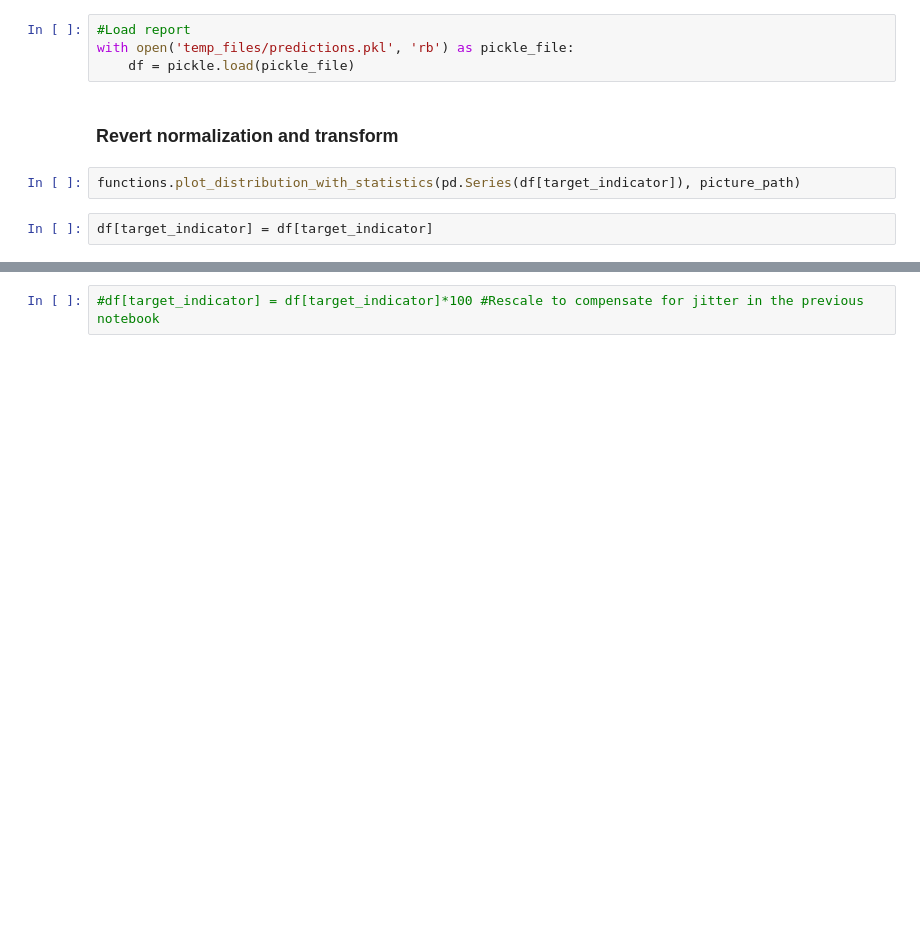
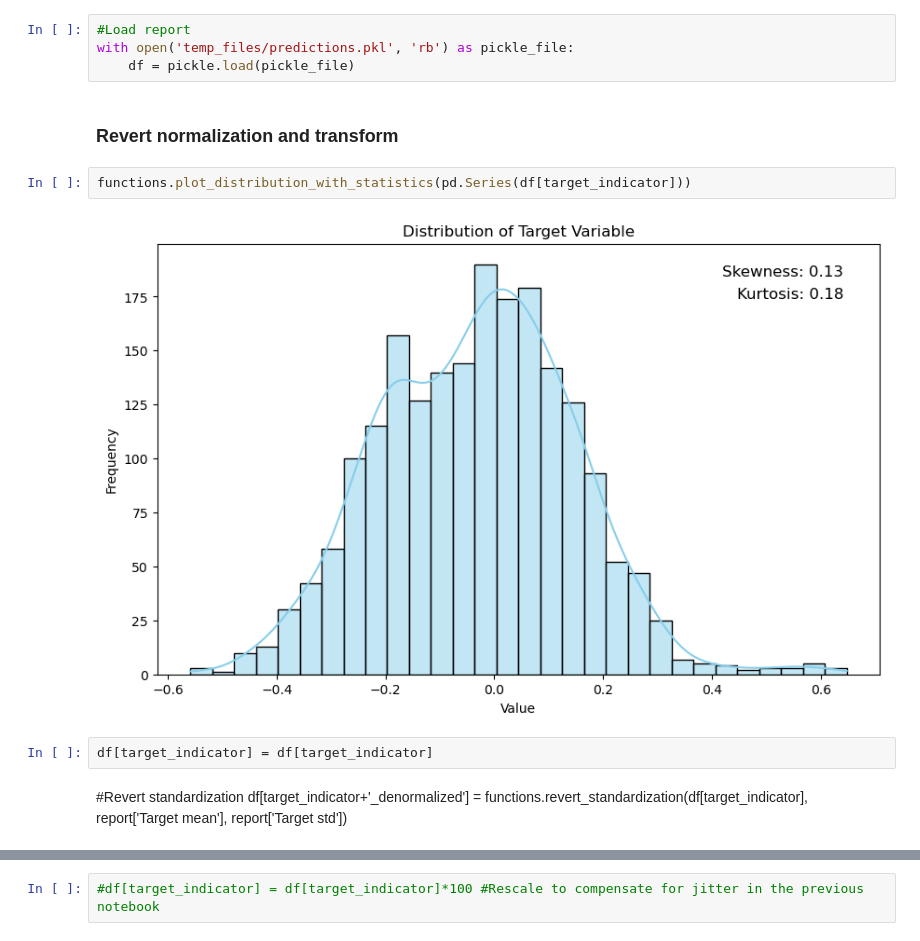
Before and after one commit to sig-gis/dises-khm-mpi, a Jupyter notebook: 5. Final Results.ipynb, the cells around one changed output, grey strips where cells are left out. Saved outputs shown, nothing was run; the diff lists cells and outputs as text; blank space fills up the shorter version.

```diff
--- a/5. Final Results.ipynb
+++ b/5. Final Results.ipynb
@@ -46,6 +49,13 @@ with open('temp_files/predictions.pkl', 'rb') as pickle_file:
 # %% [markdown]
 ### Revert normalization and transform
 # %%
-functions.plot_distribution_with_statistics(pd.Series(df[target_indicator]), picture_path)
+functions.plot_distribution_with_statistics(pd.Series(df[target_indicator]))
+# %% [output]
+[figure, added]
 # %%
 df[target_indicator] = df[target_indicator]
+# %% [markdown]
+#Revert standardization
+df[target_indicator+'_denormalized'] = functions.revert_standardization(df[target_indicator],
+                                                                        report['Target mean'],
+                                                                        report['Target std'])
```
Also changed, not shown: parts of 15 cells of this notebook, 6 other files.
